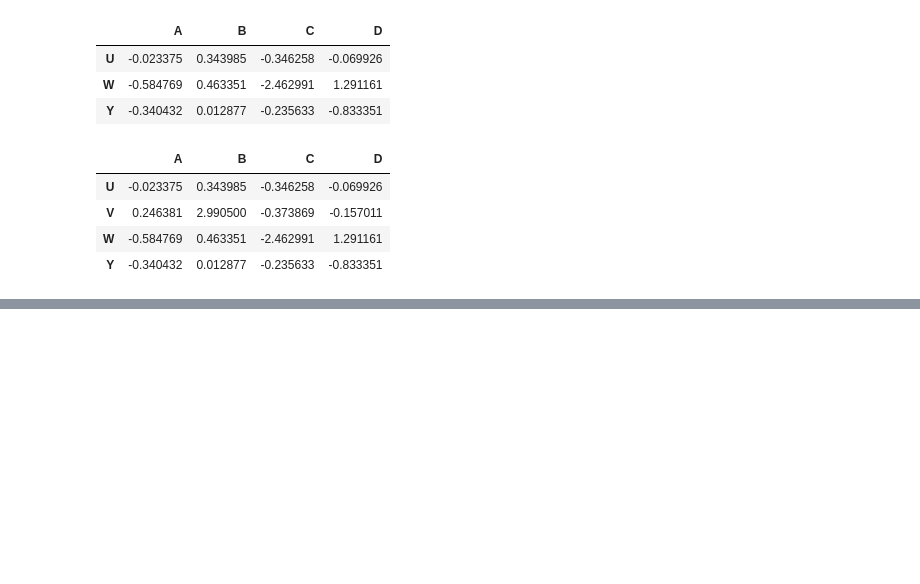
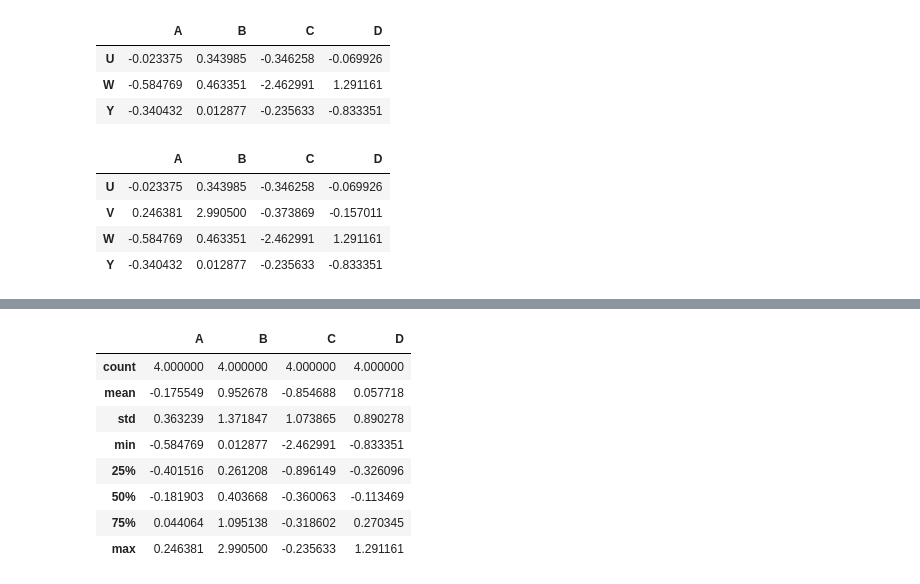
Before and after one commit to mahesh-keswani/ML-DL-FromBasicsToAdvance, a Jupyter notebook: pandas_basics/dataframe-basics.ipynb, the cells around one changed output, grey strips where cells are left out. Drawn from its saved outputs; the diff is of its cells as text; code cells hidden in the pictures; blank space fills up the shorter version.

Commit message:
added some index related functions, getting more descriptive statistics about dataframe

```diff
--- a/pandas_basics/dataframe-basics.ipynb
+++ b/pandas_basics/dataframe-basics.ipynb
@@ -216,3 +216,7 @@ df[ (df['A'] < 0) | (df['C'] < 0) ]
 | V | 0.246381 | 2.990500 | -0.373869 | -0.157011 |
 | W | -0.584769 | 0.463351 | -2.462991 | 1.291161 |
 | Y | -0.340432 | 0.012877 | -0.235633 | -0.833351 |
+# %%
+# now if you want to create the current index as a column
+# by default it will create that new columns and name it as index
+df.reset_index(inplace = True)
@@ -218,0 +231,4 @@ df[ (df['A'] < 0) | (df['C'] < 0) ]
+# %%
+# inorder to create a column as index
+# setting the index column as index of df
+df.set_index(df['index'], inplace = True)
@@ -218,0 +244,2 @@ df[ (df['A'] < 0) | (df['C'] < 0) ]
+# %%
+df.drop('index', axis = 1, inplace = True)
@@ -218,0 +271,13 @@ df[ (df['A'] < 0) | (df['C'] < 0) ]
+# %%
+# the more descriptive stats
+df.describe()
+# %% [output]
+|  | A | B | C | D |
+| count | 4.000000 | 4.000000 | 4.000000 | 4.000000 |
+| mean | -0.175549 | 0.952678 | -0.854688 | 0.057718 |
+| std | 0.363239 | 1.371847 | 1.073865 | 0.890278 |
+| min | -0.584769 | 0.012877 | -2.462991 | -0.833351 |
+| 25% | -0.401516 | 0.261208 | -0.896149 | -0.326096 |
+| 50% | -0.181903 | 0.403668 | -0.360063 | -0.113469 |
+| 75% | 0.044064 | 1.095138 | -0.318602 | 0.270345 |
+| max | 0.246381 | 2.990500 | -0.235633 | 1.291161 |
```
Also changed, not shown: parts of 7 cells of this notebook.
